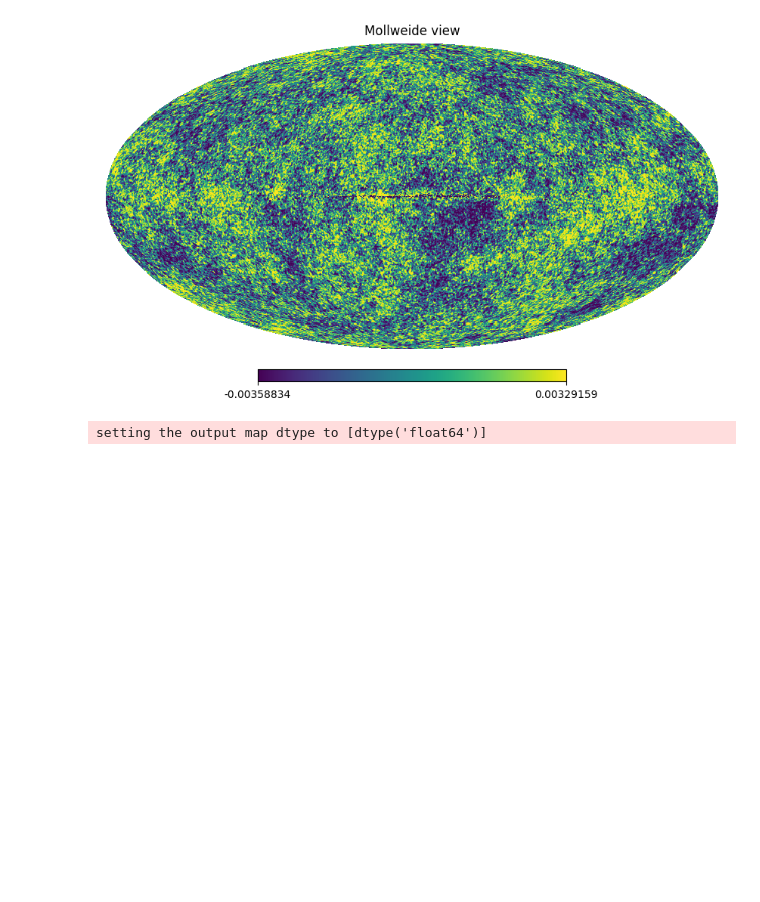
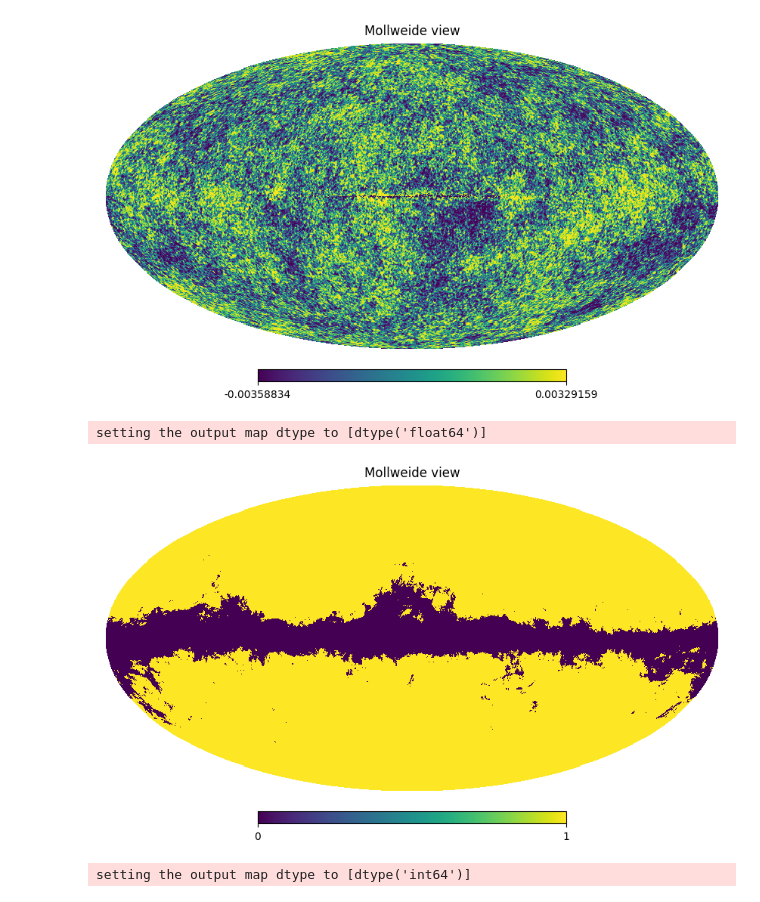
Before and after one commit to afduquebr/Planck-2015, a Jupyter notebook: Code/ILC.ipynb, the cells around one changed output. Cells and saved outputs as stored; diff of their text form; code cells hidden in the pictures; blank space fills up the shorter version.

Commit message:
Add Harmonics and Mask to ILC method

```diff
--- a/Code/ILC.ipynb
+++ b/Code/ILC.ipynb
@@ -75,3 +82,18 @@ hp.write_map(
     )
 # %% [output]
 setting the output map dtype to [dtype('float64')]
+# %%
+HFI_857 = hp.read_map(f"../Maps/Generated/HFI_857.fits")
+mask = np.where( HFI_857<np.average(HFI_857), 1, 0)
+# %%
+hp.mollview(mask, norm = "hist")
+# %% [output]
+[figure, added]
+# %%
+hp.write_map(
+        "../Maps/Generated/mask.fits",
+        mask,
+        overwrite=True
+    )
+# %% [output]
+setting the output map dtype to [dtype('int64')]
```
Also changed, not shown: parts of 13 cells of this notebook, 1 other file.
